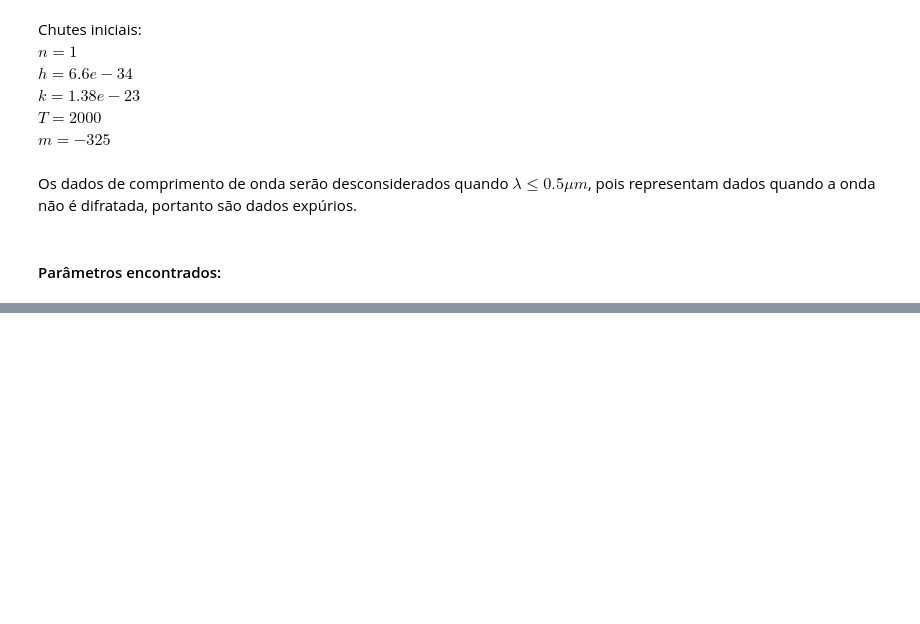
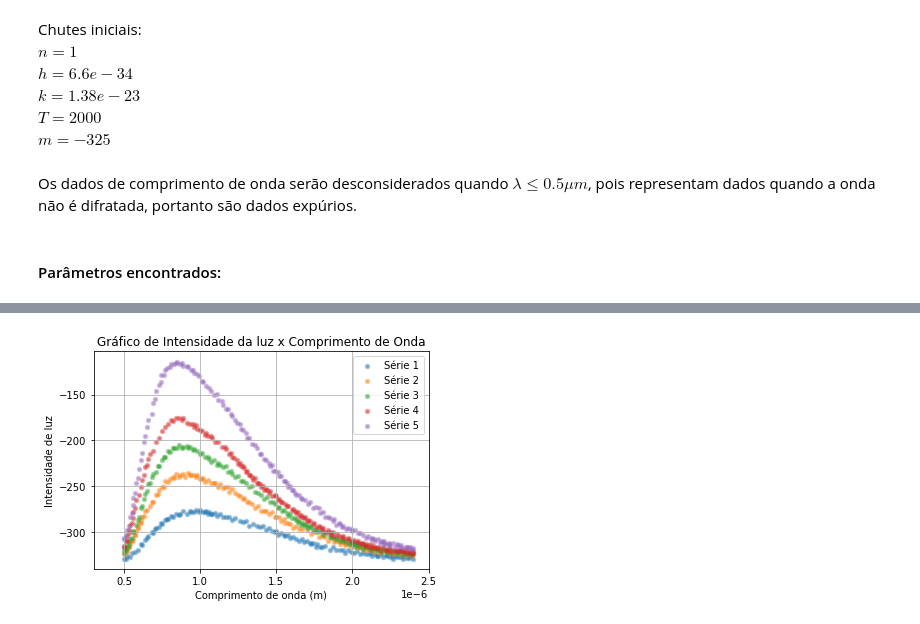
Before and after one commit to leonardovaladao/QuantumLab, a Jupyter notebook: 1.Radiacao/Análise.ipynb, the cells around one changed output, grey strips where cells are left out. Drawn from its saved outputs; the diff is of its cells as text; code cells hidden in the pictures; blank space fills up the shorter version.

```diff
--- a/1.Radiacao/Análise.ipynb
+++ b/1.Radiacao/Análise.ipynb
@@ -152,0 +167,25 @@ fig.savefig('adj.png', bbox_inches='tight')
+# %%
+# Refazer restrição de intervalo, com menor sendo 0.3um e maior 2.2um
+xdata = [list(df[i][df[i][df[i].columns[2]].between(0.5e-6,2.4e-6)][df[i].columns[2]])
+         for i in range(0,5)]
+y = [list(df[i][df[i][df[i].columns[2]].between(0.5e-6,2.4e-6)][df[i].columns[3]])
+     for i in range(0,5)]
+# %%
+# Novo gráfico
+fig = plt.gcf()
+for i in range(0,5):
+    plt.scatter(xdata[i], y[i], label='Série '+str(i+1),
+               marker='.', lw=2.5, alpha=0.4)
+
+plt.title('Gráfico de Intensidade da luz x Comprimento de Onda')
+plt.xlabel('Comprimento de onda (m)')
+plt.ylabel('Intensidade de luz')
+plt.xlim(0.3e-6,2.3e-6)
+plt.xticks(np.arange(0.5e-6, 2.5e-6, 0.5e-6))
+plt.ticklabel_format(axis="x", style="sci", scilimits=(0,10))
+plt.legend()
+plt.grid()
+plt.show()
+fig.savefig('fig.png', bbox_inches='tight')
+# %% [output]
+[figure, added]
```
Also changed, not shown: parts of 8 cells of this notebook.
